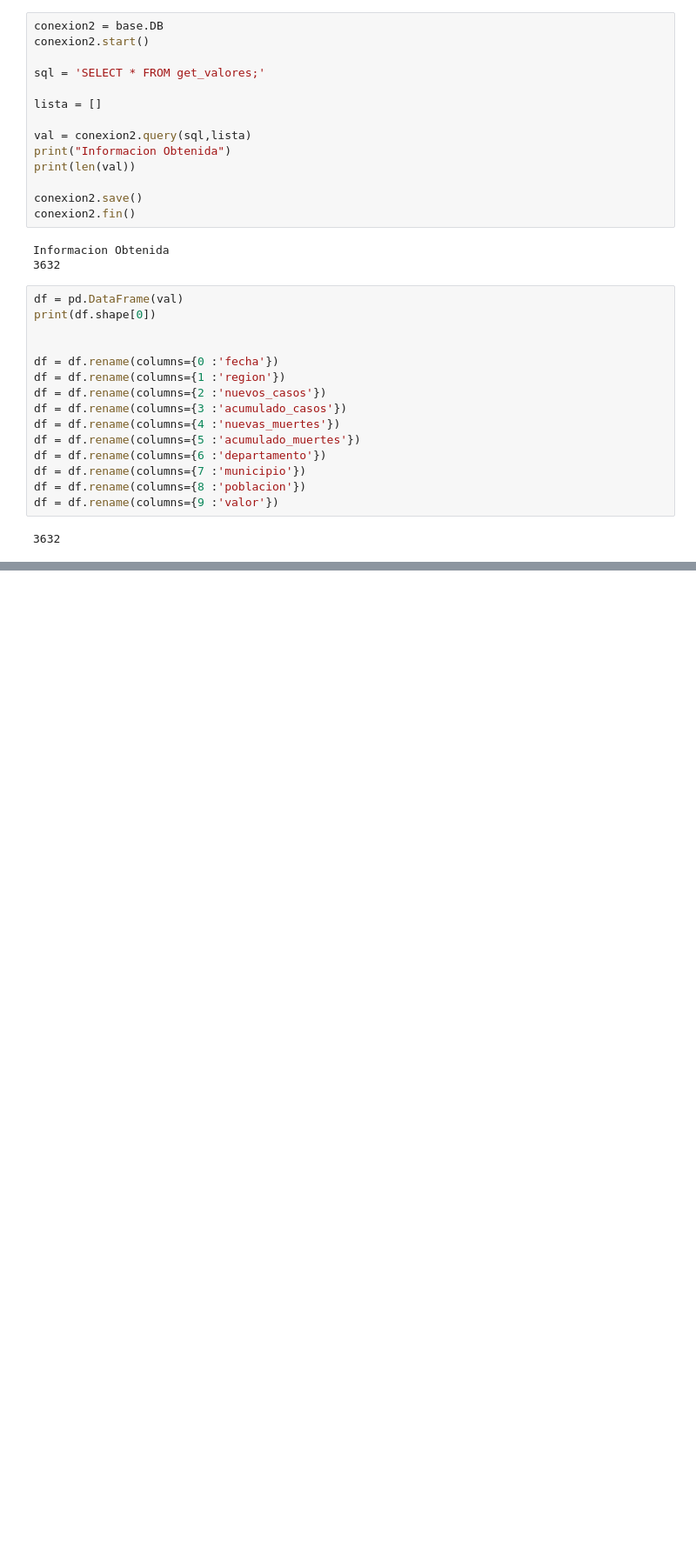
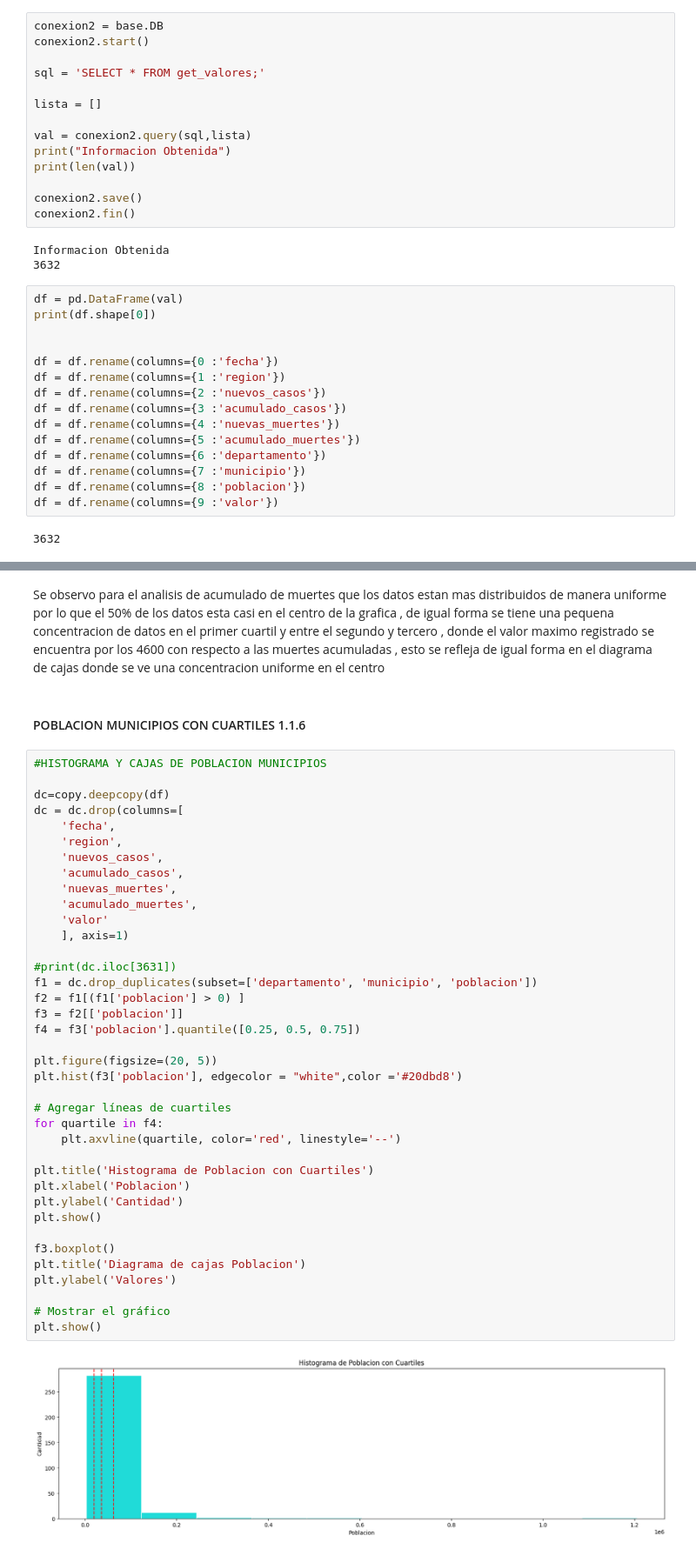
Before and after one commit to gkruiz/SEMI2_Practica1_2024, a Jupyter notebook: estadisticas.ipynb, the cells around one changed output, grey strips where cells are left out. Shown at 87% size. Drawn from its saved outputs; the diff is of its cells as text; blank space fills up the shorter version.

```diff
--- a/estadisticas.ipynb
+++ b/estadisticas.ipynb
@@ -469,0 +199,44 @@ plt.show()
+# %% [markdown]
+Se observo para el analisis de acumulado de muertes que los datos estan mas distribuidos de manera uniforme por lo que el 50% de los datos esta casi en el centro de la grafica , de igual forma se tiene una pequena concentracion de datos en el primer cuartil y entre el segundo y tercero , donde el valor maximo registrado se encuentra por los 4600 con respecto a las muertes acumuladas , esto se refleja de igual forma en el diagrama de cajas donde se ve una concentracion uniforme en el centro
+# %% [markdown]
+#### POBLACION MUNICIPIOS CON CUARTILES 1.1.6
+# %%
+#HISTOGRAMA Y CAJAS DE POBLACION MUNICIPIOS
+
+dc=copy.deepcopy(df)
+dc = dc.drop(columns=[
+    'fecha',
+    'region',
+    'nuevos_casos',
+    'acumulado_casos',
+    'nuevas_muertes',
+    'acumulado_muertes',
+    'valor'
+    ], axis=1)
+
+#print(dc.iloc[3631])
+f1 = dc.drop_duplicates(subset=['departamento', 'municipio', 'poblacion'])
+f2 = f1[(f1['poblacion'] > 0) ]
+f3 = f2[['poblacion']]
+f4 = f3['poblacion'].quantile([0.25, 0.5, 0.75])
+
+plt.figure(figsize=(20, 5))
+plt.hist(f3['poblacion'], edgecolor = "white",color ='#20dbd8')
+
+# Agregar líneas de cuartiles
+for quartile in f4:
+    plt.axvline(quartile, color='red', linestyle='--')
+
+plt.title('Histograma de Poblacion con Cuartiles')
+plt.xlabel('Poblacion')
+plt.ylabel('Cantidad')
+plt.show()
+
+f3.boxplot()
+plt.title('Diagrama de cajas Poblacion')
+plt.ylabel('Valores')
+
+# Mostrar el gráfico
+plt.show()
+# %% [output]
+[figure, added]
```
Also changed, not shown: parts of 92 cells of this notebook, 1 other file.
